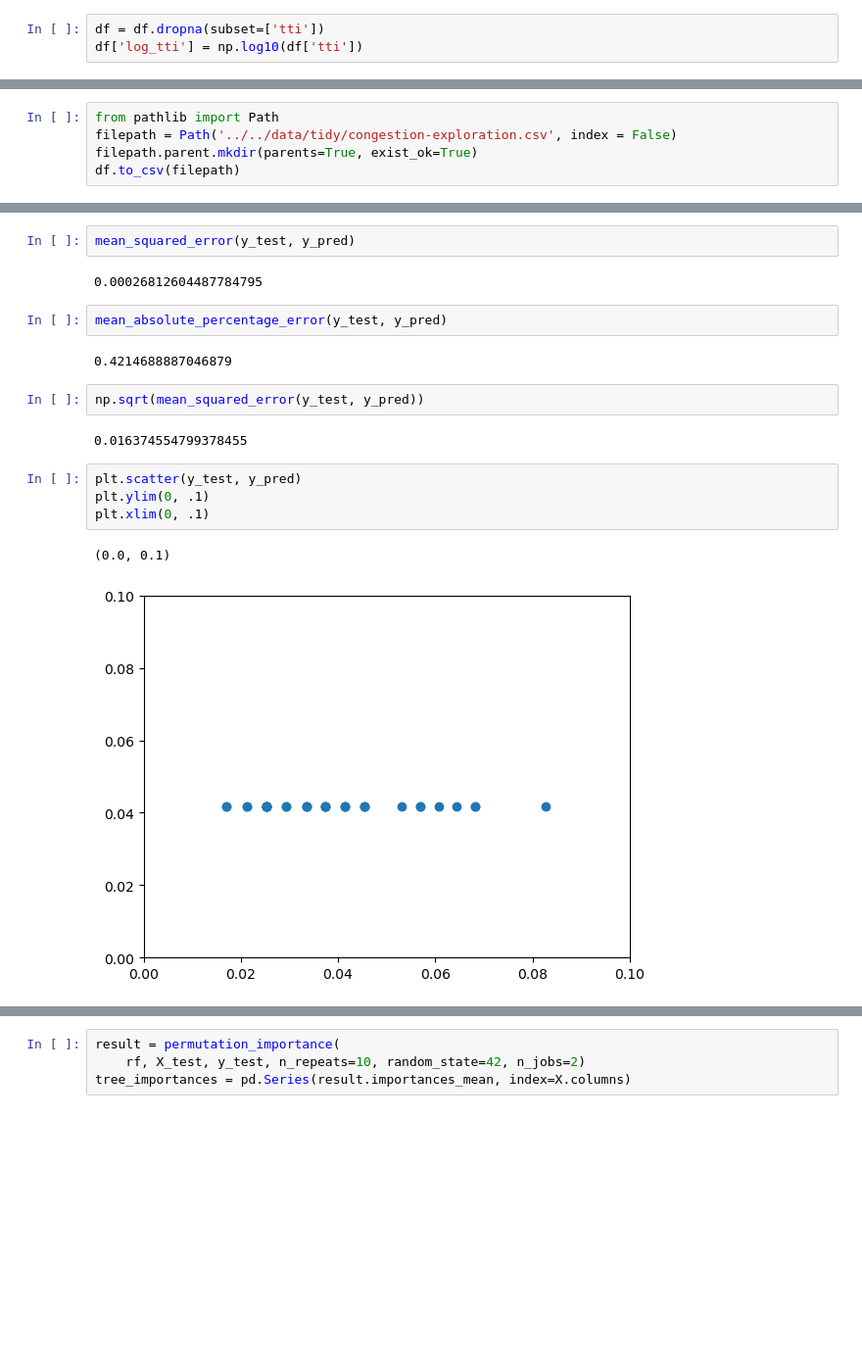
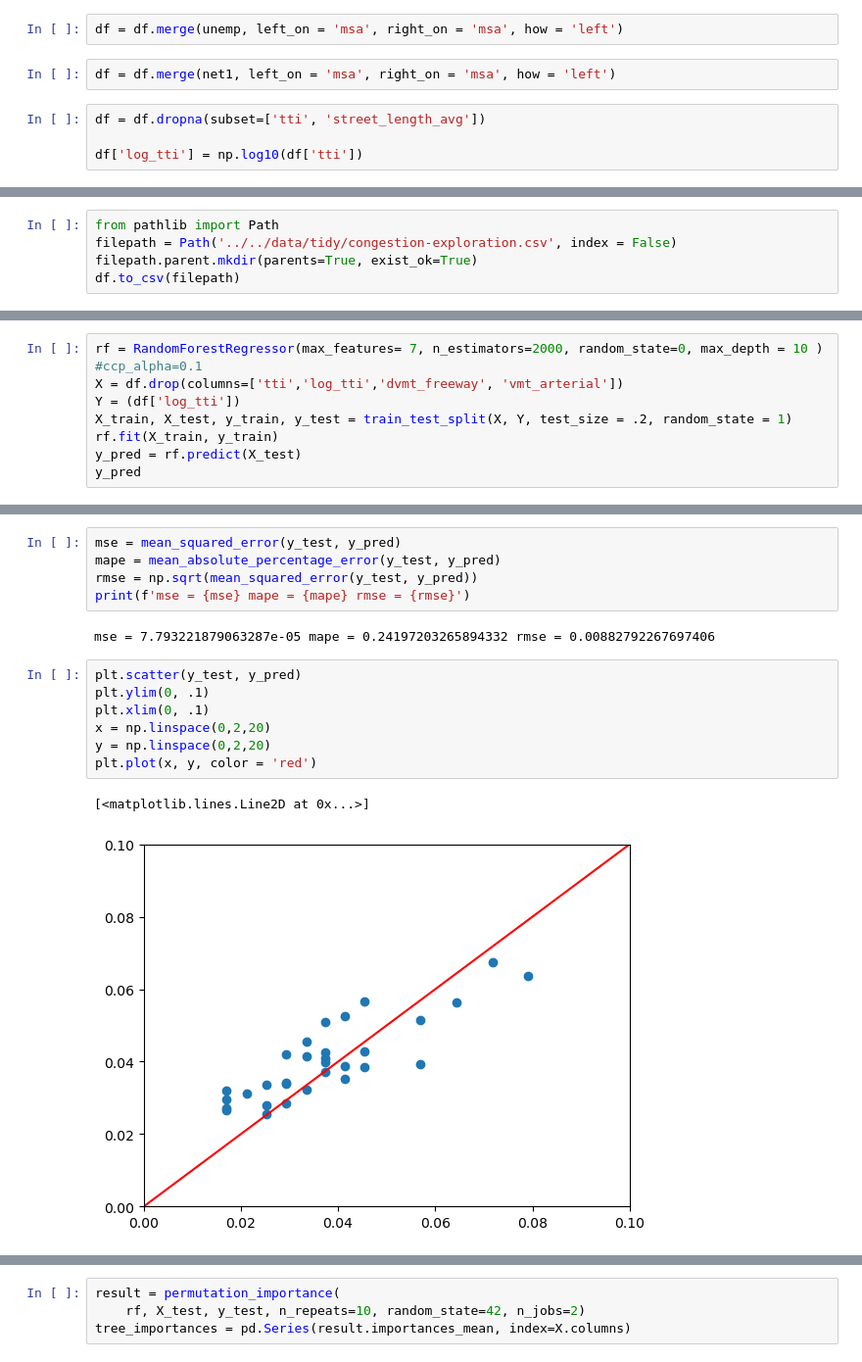
Before and after one commit to narslab/msa-emission-typologies, a Jupyter notebook: bin/jupyter/Congestion-exploration.ipynb, the cells around one changed output, grey strips where cells are left out. Shown at 98% size. Saved outputs shown, nothing was run; the diff lists cells and outputs as text; blank space fills up the shorter version.

Commit message:
Fixed RF and MDI graphs

```diff
--- a/bin/jupyter/Congestion-exploration.ipynb
+++ b/bin/jupyter/Congestion-exploration.ipynb
@@ -43,7 +47,12 @@ df = df.merge(inc, left_on='msa', right_on='msa', how='left')
 # %%
 df = df.merge(trf, left_on='msa', right_on='msa', how='left')
+# %%
+df = df.merge(unemp, left_on = 'msa', right_on = 'msa', how = 'left')
+# %%
+df = df.merge(net1, left_on = 'msa', right_on = 'msa', how = 'left')
 # %%
-df = df.dropna(subset=['tti'])
+df = df.dropna(subset=['tti', 'street_length_avg'])
+
 df['log_tti'] = np.log10(df['tti'])
 # %%
 df.head()
@@ -137,0 +74,8 @@ array([0.04166027, 0.04166027, 0.04166027, 0.04166027, 0.04166027,
+# %%
+rf = RandomForestRegressor(max_features= 7, n_estimators=2000, random_state=0, max_depth = 10 ) #ccp_alpha=0.1
+X = df.drop(columns=['tti','log_tti','dvmt_freeway', 'vmt_arterial'])
+Y = (df['log_tti'])
+X_train, X_test, y_train, y_test = train_test_split(X, Y, test_size = .2, random_state = 1)
+rf.fit(X_train, y_train)
+y_pred = rf.predict(X_test)
+y_pred
@@ -138,19 +111,17 @@ array([0.04166027, 0.04166027, 0.04166027, 0.04166027, 0.04166027,
 # %%
-mean_squared_error(y_test, y_pred)
+mse = mean_squared_error(y_test, y_pred)
+mape = mean_absolute_percentage_error(y_test, y_pred)
+rmse = np.sqrt(mean_squared_error(y_test, y_pred))
+print(f'mse = {mse} mape = {mape} rmse = {rmse}')
 # %% [output]
-0.00026812604487784795
+mse = 7.793221879063287e-05 mape = 0.24197203265894332 rmse = 0.00882792267697406
-# %%
-mean_absolute_percentage_error(y_test, y_pred)
-# %% [output]
-0.4214688887046879
-# %%
-np.sqrt(mean_squared_error(y_test, y_pred))
-# %% [output]
-0.016374554799378455
 # %%
 plt.scatter(y_test, y_pred)
 plt.ylim(0, .1)
 plt.xlim(0, .1)
+x = np.linspace(0,2,20)
+y = np.linspace(0,2,20)
+plt.plot(x, y, color = 'red')
 # %% [output]
-(0.0, 0.1)
+[<matplotlib.lines.Line2D at 0x...>]
-[figure, old version]
+[figure, new version]
```
Also changed, not shown: parts of 28 cells of this notebook, 4 other files.
